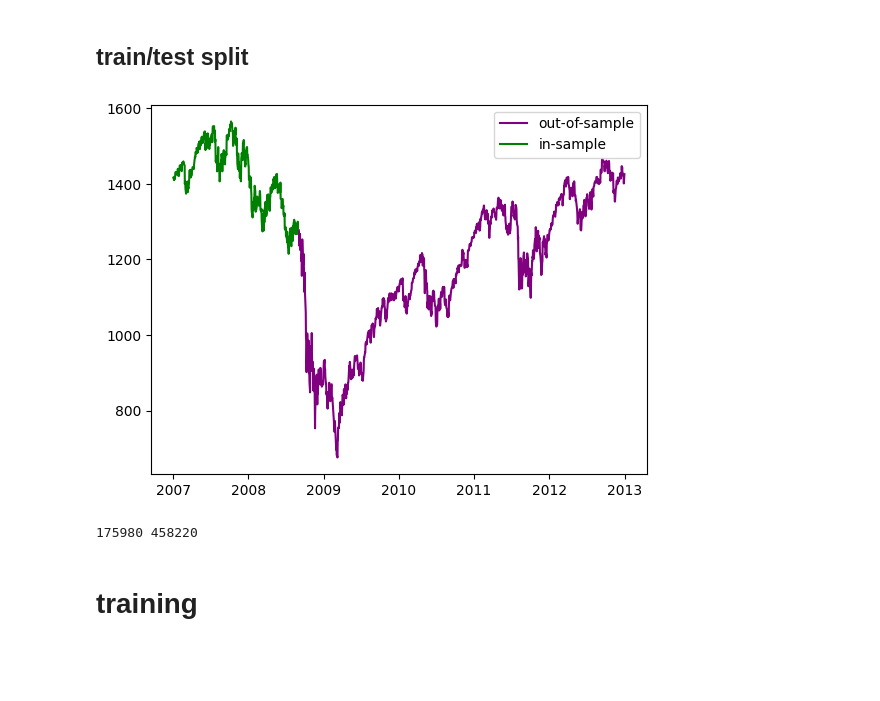
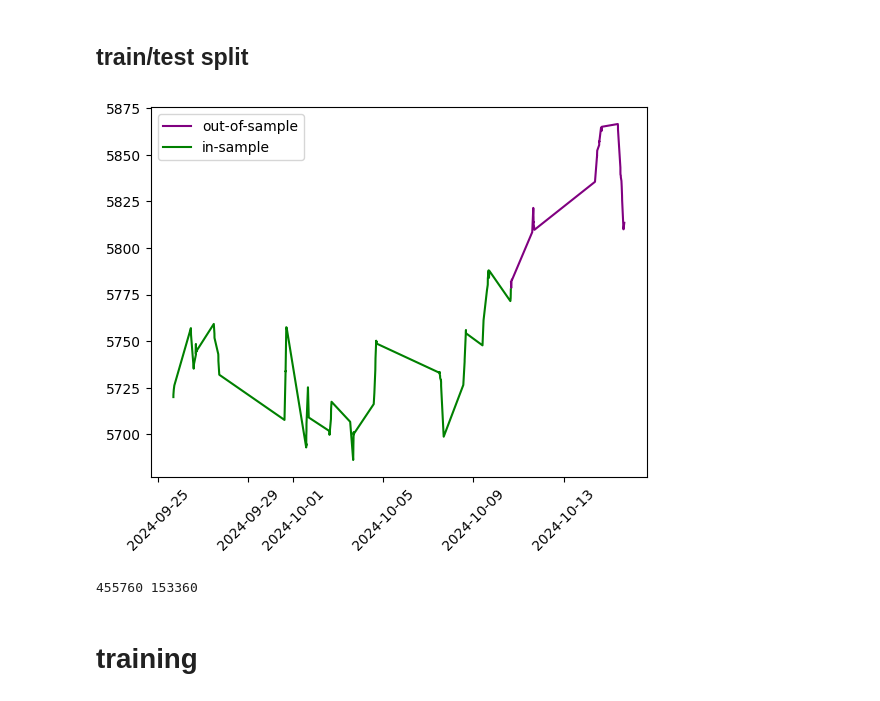
Before and after one commit to boomelage/machine-learning-option-pricing, a Jupyter notebook: train_routine.ipynb, the cells around one changed output. Drawn from its saved outputs; the diff is of its cells as text; code cells hidden in the pictures; blank space fills up the shorter version.

```diff
--- a/train_routine.ipynb
+++ b/train_routine.ipynb
@@ -30,22 +30,6 @@ Tue Oct 29 12:20:02 2024
 # %%
 from convsklearn import barrier_trainer, asian_trainer
-price = 'asian'
-filetag = 'bloomberg asian options'
-trainer = asian_trainer
-datadir = os.path.join(root,ms.bloomberg_spx_asians['dump'])
-trainer.numerical_features = [
-    'spot_price',
-    'strike_price',
-    'days_to_maturity',
-    'risk_free_rate',
-    'dividend_rate',
-    # 'kappa',
-    # 'theta',
-    # 'rho',
-    # 'eta',
-    'v0',
-    'fixing_frequency',
-    'n_fixings',
-    'past_fixings'
-]
-trainer.numerical_features
+price = 'barrier_price'
+filetag = 'bloomberg barrier options'
+trainer = barrier_trainer
+datadir = os.path.join(root,ms.cboe_spx_barriers['dump'])
@@ -72,7 +46,7 @@ for f in files:
 dataset = pd.concat(dfs,ignore_index=True).dropna().reset_index(drop=True)
 bar.update(1)
 bar.close()
-dataset['calculation_date'] = pd.to_datetime(dataset['calculation_date'],format='%Y-%m-%d')
+dataset['calculation_date'] = pd.to_datetime(dataset['calculation_date'],format='%Y-%m-%d %H:%M:%S.%f')
 # %% [markdown]
 # preprocessing
 # %%
@@ -99,27 +73,29 @@ Name: calculation_date, Length: 1510, dtype: datetime64[ns]
 # %% [markdown]
 ## train/test split
 # %%
-development_dates = unique_dates[unique_dates<=pd.Timestamp(2008,9,1)]
+development_dates = unique_dates[:len(unique_dates)*3//4]
+# development_dates = unique_dates[unique_dates<=pd.Timestamp(2008,9,1)]
 test_dates = unique_dates[~unique_dates.isin(development_dates)]
 train_data = dataset[dataset['calculation_date'].isin(development_dates)]
 test_data = dataset[dataset['calculation_date'].isin(test_dates)]
 train_plot = train_data[['calculation_date','spot_price']].copy().set_index('calculation_date').drop_duplicates()
 test_plot = test_data[['calculation_date','spot_price']].copy().set_index('calculation_date').drop_duplicates()
 plt.figure()
+plt.xticks(rotation=45)
 plt.plot(test_plot,color='purple',label='out-of-sample')
 plt.plot(train_plot,color='green',label='in-sample')
 plt.legend()
 plt.show()
 arrs = trainer.get_train_test_arrays(
     train_data, test_data)
 preprocessor = trainer.preprocess()
 train_X = arrs['train_X']
 train_y = arrs['train_y']
 test_X = arrs['test_X']
 test_y = arrs['test_y']
 print(len(train_y),len(test_y))
 # %% [output]
-[figure, old version]
+[figure, new version]
-175980 458220
+455760 153360
 # %% [markdown]
 # training
```
Also changed, not shown: parts of 11 cells of this notebook.
